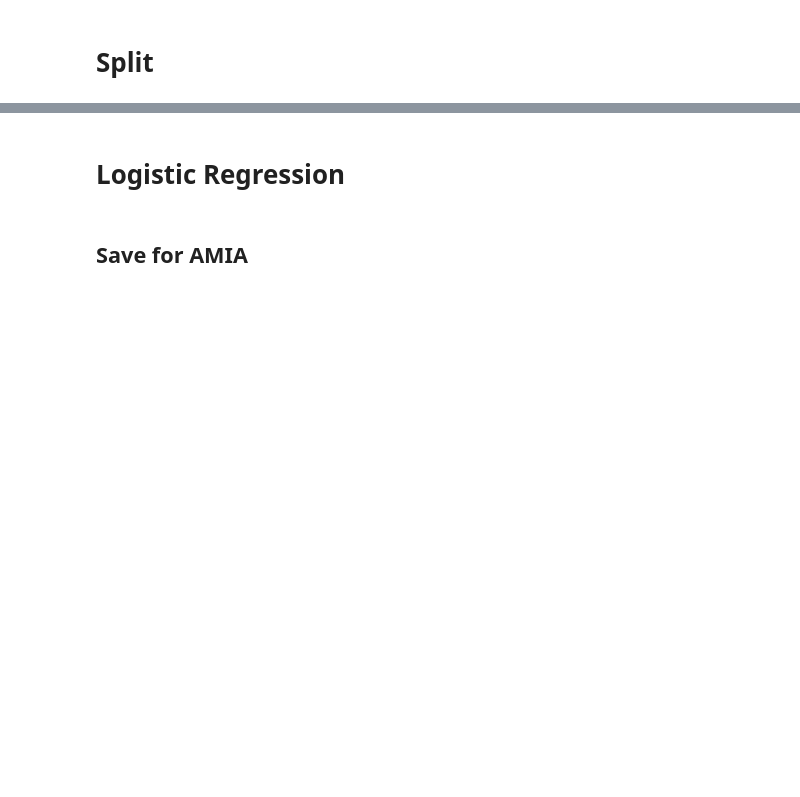
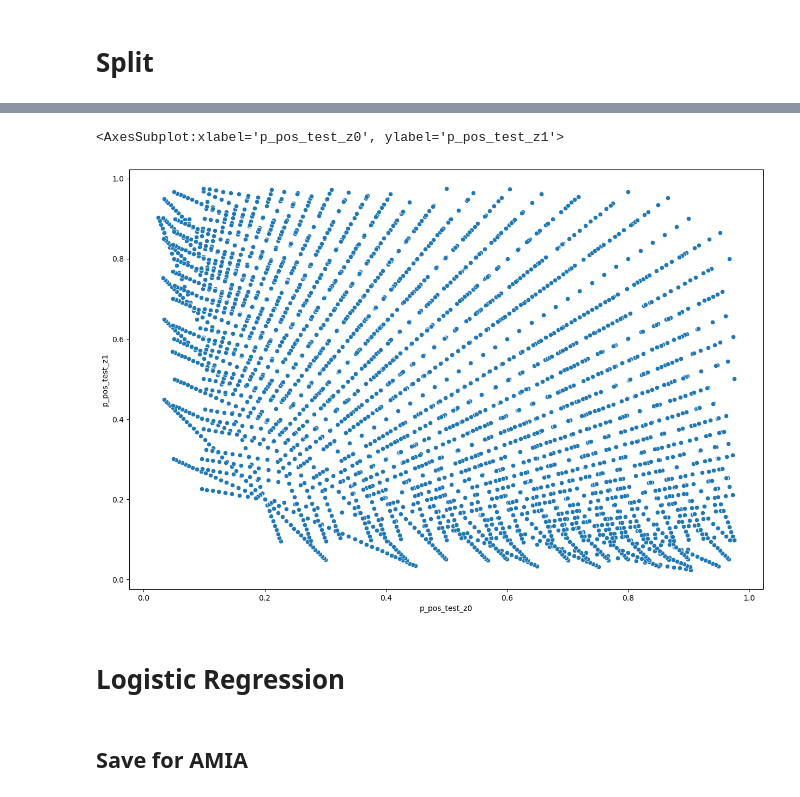
Before and after one commit to LinguisticAnomalies/DeconDTN, a Jupyter notebook: notebooks_xiruo/[test] Logistic Regression.ipynb, the cells around one changed output, grey strips where cells are left out. Saved outputs shown, nothing was run; the diff lists cells and outputs as text; code cells hidden in the pictures; blank space fills up the shorter version.

```diff
--- a/notebooks_xiruo/[test] Logistic Regression.ipynb
+++ b/notebooks_xiruo/[test] Logistic Regression.ipynb
@@ -936,0 +1038,40 @@ sns.scatterplot(x="p_pos_test_z0", y="p_pos_test_z1", data=tmp_df)
+# %%
+# run for check valid settings
+
+import warnings; warnings.simplefilter('ignore')
+
+# label='label_binary'
+# df0 = df_dynGen
+# df1 = df_wsf
+
+# label='Drug'
+# df0 = df_shac_uw
+# df1 = df_shac_mimic
+
+label='y_true'
+# df0 = df_christian
+# df1 = df_nonchristian
+# df0 = df_white
+# df1 = df_notwhite
+df0 = df_male
+df1 = df_notmale
+
+valid_n_full_settings = []
+
+for c in tqdm(valid_full_settings):
+    # for c in test_settings:
+
+
+        c = c.copy()
+        # create train/test split according to stats
+        # dfs = create_mix(df0=df_wls_merge, df1=df_adress, target='label', setting= c, sample=False)
+        # dfs = create_mix(df0=df_shac_uw, df1=df_shac_mimic, target=label, setting= c, sample=False, seed=random.randint(0,1000))
+        dfs = create_mix(df0=df0, df1=df1, target=label, setting=c, sample=False,
+                         # seed=random.randint(0,1000),
+                         seed=222
+                        )
+
+        if dfs is None:
+            continue
+
+        valid_n_full_settings.append(c)
@@ -937,3 +1082,11 @@ sns.scatterplot(x="p_pos_test_z0", y="p_pos_test_z1", data=tmp_df)
+# %%
+tmp_df = pd.DataFrame([st['mix_param_dict'] for st in valid_n_full_settings])
+# %%
+plt.figure(figsize=(15,10))
+sns.scatterplot(x="p_pos_test_z0", y="p_pos_test_z1", data=tmp_df)
+# %% [output]
+<AxesSubplot:xlabel='p_pos_test_z0', ylabel='p_pos_test_z1'>
+[figure, added]
 # %% [markdown]
 # Logistic Regression
 # %%
```
Also changed, not shown: parts of 82 cells of this notebook, 13 other files.
